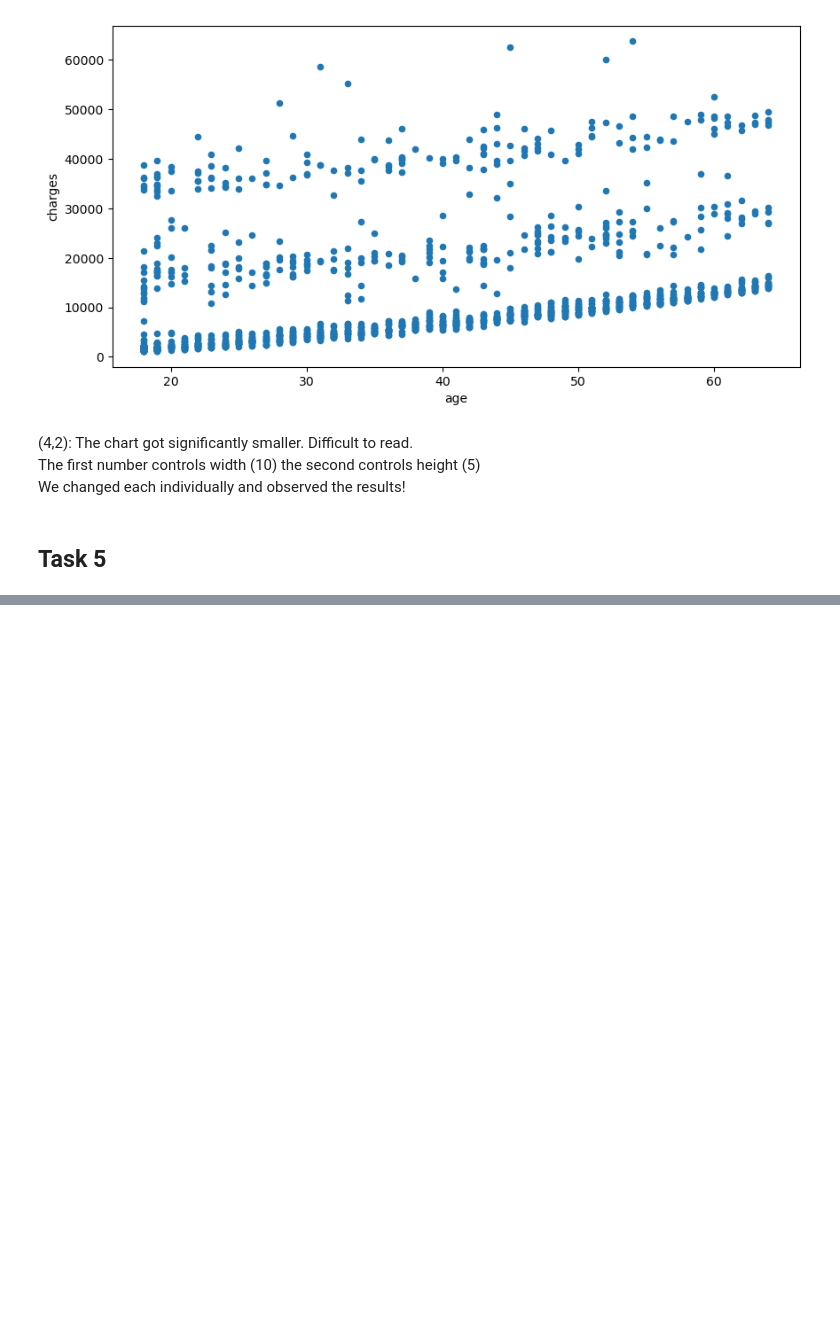
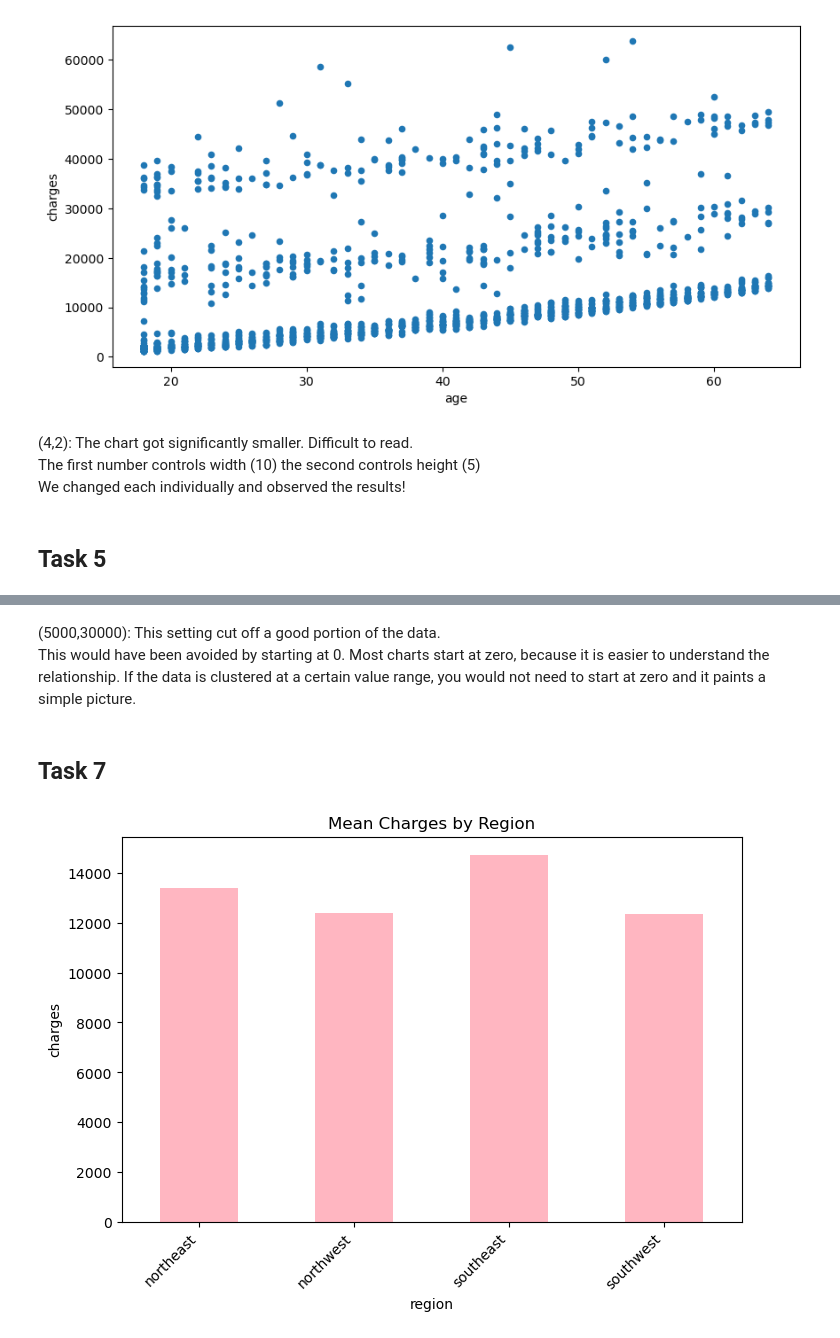
Before and after one commit to S-Shockley/Chart-Customization-Project, a Jupyter notebook: chart.ipynb, the cells around one changed output, grey strips where cells are left out. Drawn from its saved outputs; the diff is of its cells as text; code cells hidden in the pictures; blank space fills up the shorter version.

```diff
--- a/chart.ipynb
+++ b/chart.ipynb
@@ -99,0 +127,18 @@ TypeError: 'str' object is not callable
+# %% [markdown]
+(5000,30000): This setting cut off a good portion of the data.
+This would have been avoided by starting at 0. Most charts start at zero, because it is easier to understand the relationship. If the data is clustered at a certain value range, you would not need to start at zero and it paints a simple picture.
+# %% [markdown]
+## Task 7
+# %%
+region_avg = df.groupby('region')['charges'].mean()
+ax = region_avg.plot(
+    kind='bar',
+    figsize=(8, 5),
+    title="Mean Charges by Region",
+    xlabel="Region",
+    ylabel="Charges (USD)",
+    color="LightPink")
+plt.xticks(rotation=45, ha='right')
+plt.show()
+# %% [output]
+[figure, added]
```
Also changed, not shown: parts of 6 cells of this notebook, 1 other file.
